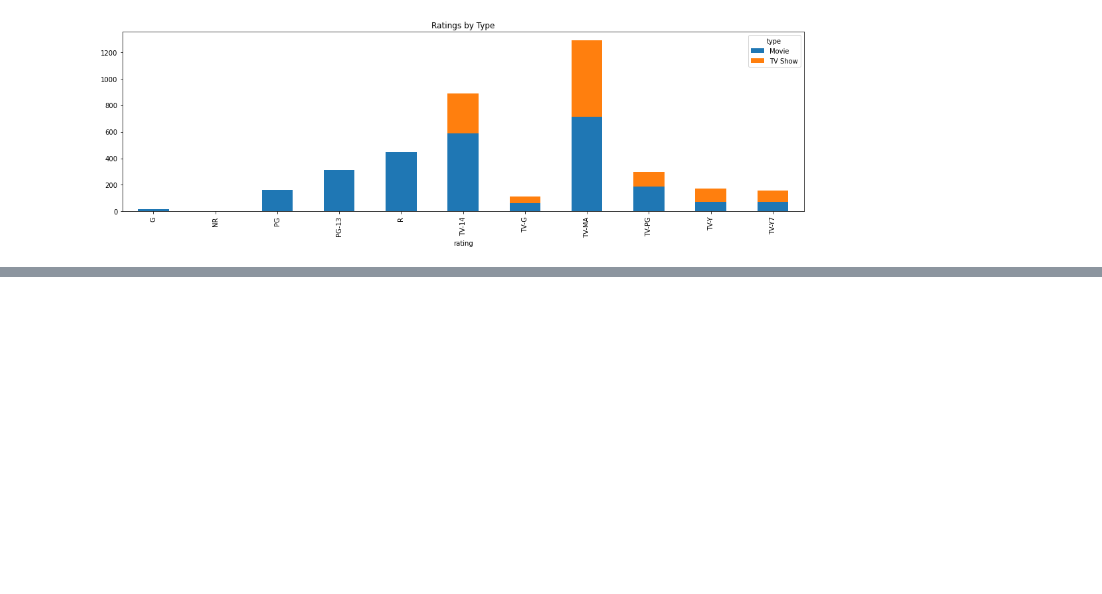
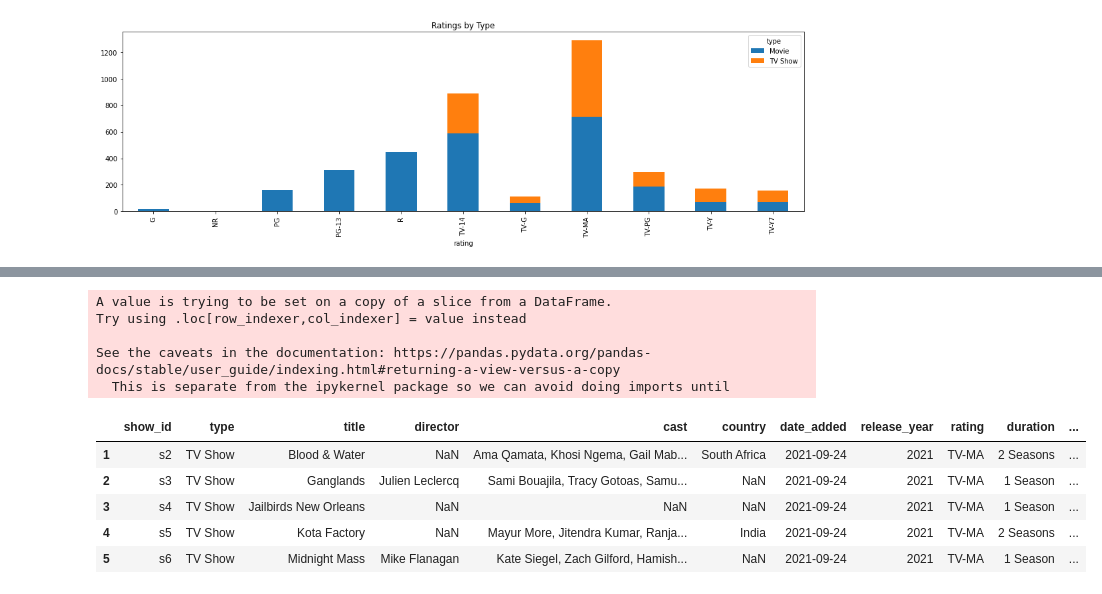
Before and after one commit to Frankr22/Streaming-Services-Comparison-Netflix-vs.-Disney, a Jupyter notebook: netflix.ipynb, the cells around one changed output, grey strips where cells are left out. Cells and saved outputs as stored; diff of their text form; code cells hidden in the pictures; blank space fills up the shorter version.

```diff
--- a/netflix.ipynb
+++ b/netflix.ipynb
@@ -286,4 +323,17 @@ plt.tight_layout()
 # %%
-# duration by type - TvShows
-movie_df = res.loc[res['type']=='Movie',:]
+# duration by type - TV Shows
 tvshow_df = res.loc[res['type']=='TV Show',:]
+tvshow_df['duration(int)'] = pd.to_numeric(movie_df['duration'].str.split().str.get(0))
+tvshow_df.head()
+# %% [output]
+A value is trying to be set on a copy of a slice from a DataFrame.
+Try using .loc[row_indexer,col_indexer] = value instead
+
+See the caveats in the documentation: https://pandas.pydata.org/pandas-docs/stable/user_guide/indexing.html#returning-a-view-versus-a-copy
+  This is separate from the ipykernel package so we can avoid doing imports until
+|  | show_id | type | title | director | cast | country | date_added | release_year | rating | duration | ... |
+| 1 | s2 | TV Show | Blood & Water | NaN | Ama Qamata, Khosi Ngema, Gail Mab... | South Africa | 2021-09-24 | 2021 | TV-MA | 2 Seasons | ... |
+| 2 | s3 | TV Show | Ganglands | Julien Leclercq | Sami Bouajila, Tracy Gotoas, Samu... | NaN | 2021-09-24 | 2021 | TV-MA | 1 Season | ... |
+| 3 | s4 | TV Show | Jailbirds New Orleans | NaN | NaN | NaN | 2021-09-24 | 2021 | TV-MA | 1 Season | ... |
+| 4 | s5 | TV Show | Kota Factory | NaN | Mayur More, Jitendra Kumar, Ranja... | India | 2021-09-24 | 2021 | TV-MA | 2 Seasons | ... |
+| 5 | s6 | TV Show | Midnight Mass | Mike Flanagan | Kate Siegel, Zach Gilford, Hamish... | NaN | 2021-09-24 | 2021 | TV-MA | 1 Season | ... |
```
Also changed, not shown: parts of 11 cells of this notebook, 10 other files.
